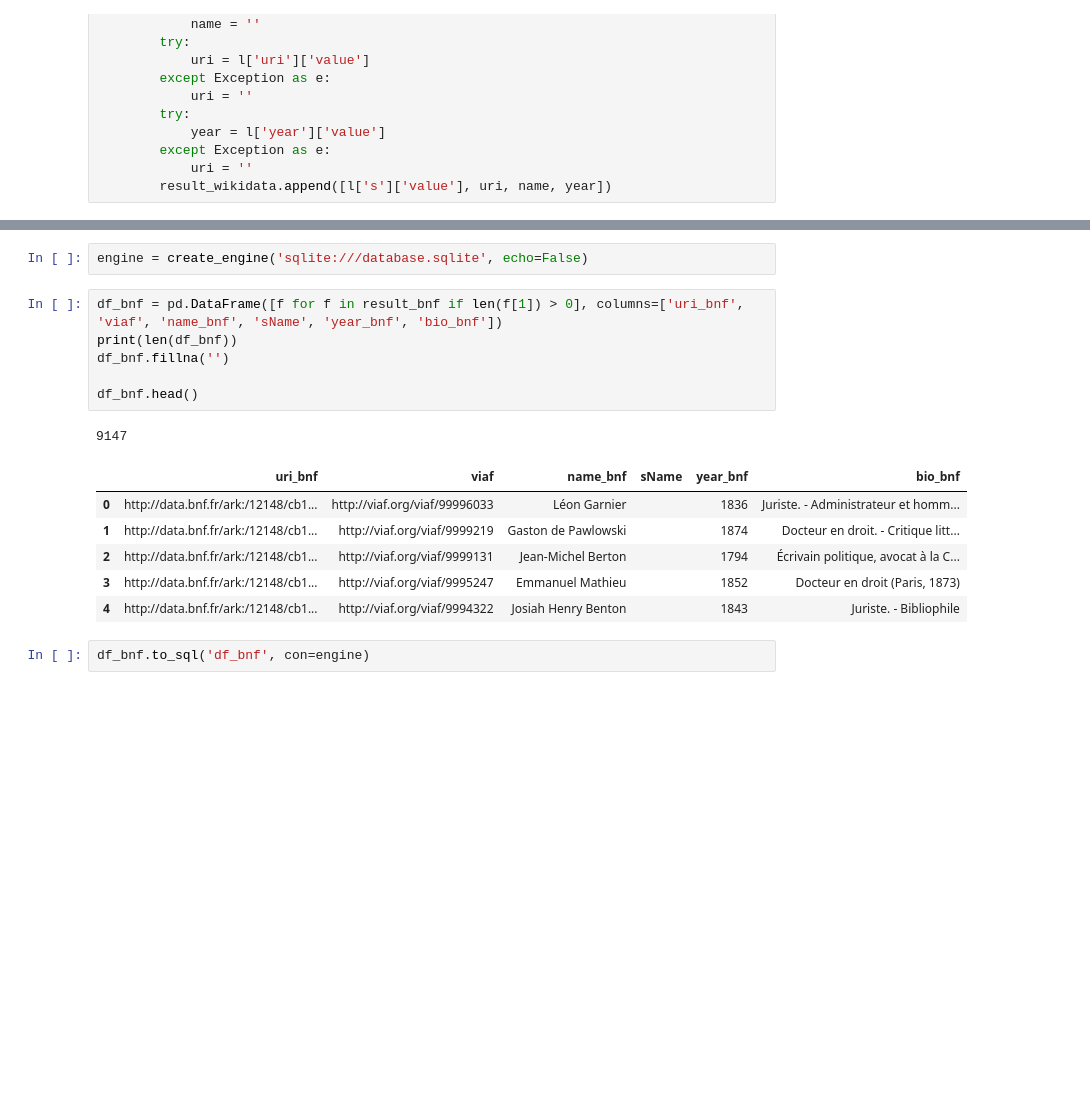
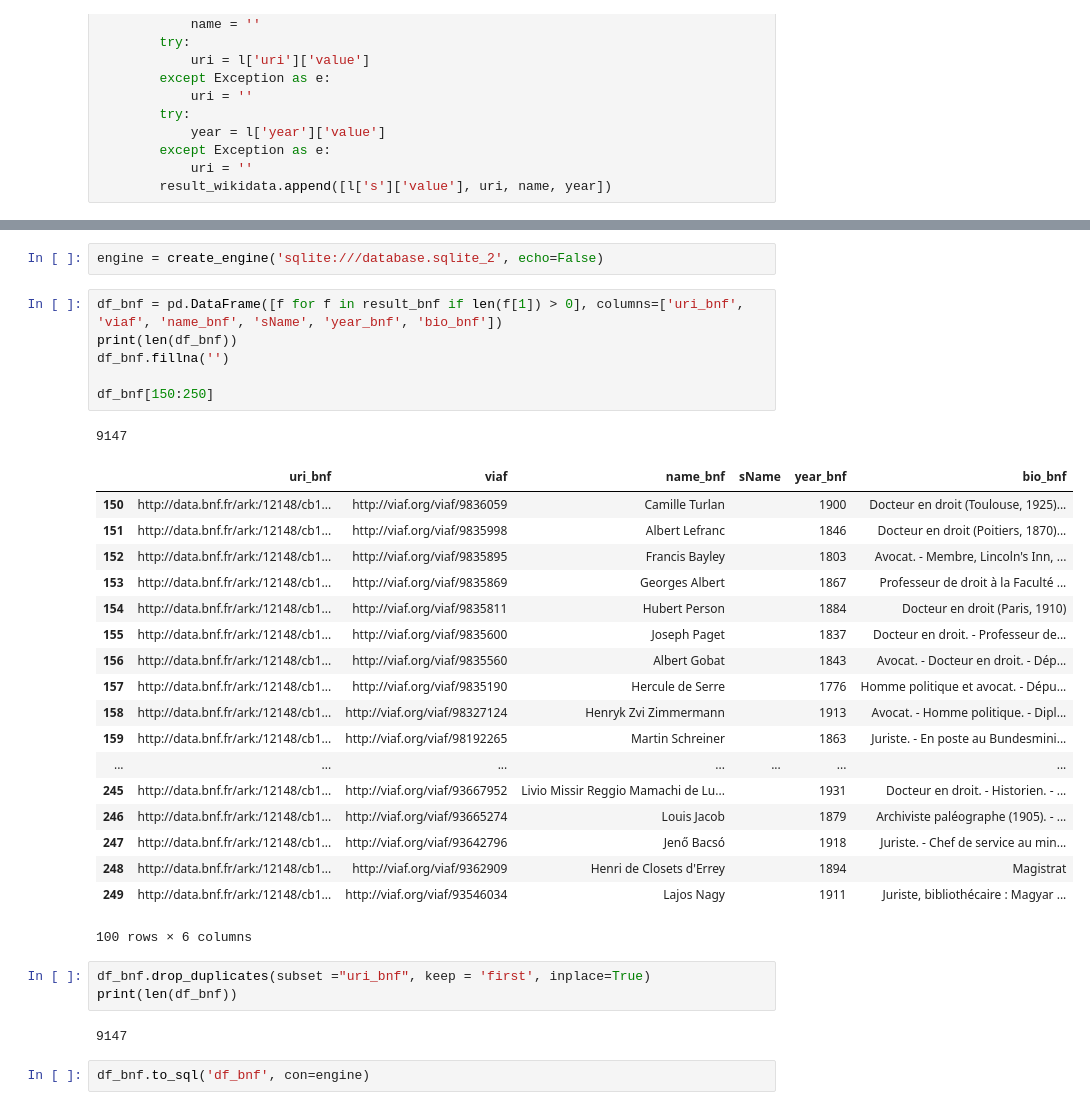
Before and after one commit to Semantic-Data-for-Humanities/Economists_Jurists, a Jupyter notebook: Notebooks/Issues/DBpedia_BnF_Data_URI.ipynb, the cells around one changed output, grey strips where cells are left out. Saved outputs shown, nothing was run; the diff lists cells and outputs as text; blank space fills up the shorter version.

Commit message:
drop duplicates

```diff
--- a/Notebooks/Issues/DBpedia_BnF_Data_URI.ipynb
+++ b/Notebooks/Issues/DBpedia_BnF_Data_URI.ipynb
@@ -399,19 +393,36 @@ result_wikidata[:10]
 # %%
-engine = create_engine('sqlite:///database.sqlite', echo=False)
+engine = create_engine('sqlite:///database.sqlite_2', echo=False)
 # %%
 df_bnf = pd.DataFrame([f for f in result_bnf if len(f[1]) > 0], columns=['uri_bnf', 'viaf', 'name_bnf', 'sName', 'year_bnf', 'bio_bnf'])
 print(len(df_bnf))
 df_bnf.fillna('')
 
-df_bnf.head()
+df_bnf[150:250]
 # %% [output]
 9147
 |  | uri_bnf | viaf | name_bnf | sName | year_bnf | bio_bnf |
-| 0 | http://data.bnf.fr/ark:/12148/cb1... | http://viaf.org/viaf/99996033 | Léon Garnier |  | 1836 | Juriste. - Administrateur et homm... |
-| 1 | http://data.bnf.fr/ark:/12148/cb1... | http://viaf.org/viaf/9999219 | Gaston de Pawlowski |  | 1874 | Docteur en droit. - Critique litt... |
-| 2 | http://data.bnf.fr/ark:/12148/cb1... | http://viaf.org/viaf/9999131 | Jean-Michel Berton |  | 1794 | Écrivain politique, avocat à la C... |
-| 3 | http://data.bnf.fr/ark:/12148/cb1... | http://viaf.org/viaf/9995247 | Emmanuel Mathieu |  | 1852 | Docteur en droit (Paris, 1873) |
-| 4 | http://data.bnf.fr/ark:/12148/cb1... | http://viaf.org/viaf/9994322 | Josiah Henry Benton |  | 1843 | Juriste. - Bibliophile |
+| 150 | http://data.bnf.fr/ark:/12148/cb1... | http://viaf.org/viaf/9836059 | Camille Turlan |  | 1900 | Docteur en droit (Toulouse, 1925)... |
+| 151 | http://data.bnf.fr/ark:/12148/cb1... | http://viaf.org/viaf/9835998 | Albert Lefranc |  | 1846 | Docteur en droit (Poitiers, 1870)... |
+| 152 | http://data.bnf.fr/ark:/12148/cb1... | http://viaf.org/viaf/9835895 | Francis Bayley |  | 1803 | Avocat. - Membre, Lincoln's Inn, ... |
+| 153 | http://data.bnf.fr/ark:/12148/cb1... | http://viaf.org/viaf/9835869 | Georges Albert |  | 1867 | Professeur de droit à la Faculté ... |
+| 154 | http://data.bnf.fr/ark:/12148/cb1... | http://viaf.org/viaf/9835811 | Hubert Person |  | 1884 | Docteur en droit (Paris, 1910) |
+| 155 | http://data.bnf.fr/ark:/12148/cb1... | http://viaf.org/viaf/9835600 | Joseph Paget |  | 1837 | Docteur en droit. - Professeur de... |
+| 156 | http://data.bnf.fr/ark:/12148/cb1... | http://viaf.org/viaf/9835560 | Albert Gobat |  | 1843 | Avocat. - Docteur en droit. - Dép... |
+| 157 | http://data.bnf.fr/ark:/12148/cb1... | http://viaf.org/viaf/9835190 | Hercule de Serre |  | 1776 | Homme politique et avocat. - Dépu... |
+| 158 | http://data.bnf.fr/ark:/12148/cb1... | http://viaf.org/viaf/98327124 | Henryk Zvi Zimmermann |  | 1913 | Avocat. - Homme politique. - Dipl... |
+| 159 | http://data.bnf.fr/ark:/12148/cb1... | http://viaf.org/viaf/98192265 | Martin Schreiner |  | 1863 | Juriste. - En poste au Bundesmini... |
+| ... | ... | ... | ... | ... | ... | ... |
+| 245 | http://data.bnf.fr/ark:/12148/cb1... | http://viaf.org/viaf/93667952 | Livio Missir Reggio Mamachi de Lu... |  | 1931 | Docteur en droit. - Historien. - ... |
+| 246 | http://data.bnf.fr/ark:/12148/cb1... | http://viaf.org/viaf/93665274 | Louis Jacob |  | 1879 | Archiviste paléographe (1905). - ... |
+| 247 | http://data.bnf.fr/ark:/12148/cb1... | http://viaf.org/viaf/93642796 | Jenő Bacsó |  | 1918 | Juriste. - Chef de service au min... |
+| 248 | http://data.bnf.fr/ark:/12148/cb1... | http://viaf.org/viaf/9362909 | Henri de Closets d'Errey |  | 1894 | Magistrat |
+| 249 | http://data.bnf.fr/ark:/12148/cb1... | http://viaf.org/viaf/93546034 | Lajos Nagy |  | 1911 | Juriste, bibliothécaire : Magyar ... |
+100 rows × 6 columns
+# %%
+df_bnf.drop_duplicates(subset ="uri_bnf", keep = 'first', inplace=True)
+print(len(df_bnf))
+# %% [output]
+9147
 # %%
 df_bnf.to_sql('df_bnf', con=engine)
 # %%
```
Also changed, not shown: parts of 31 cells of this notebook.
